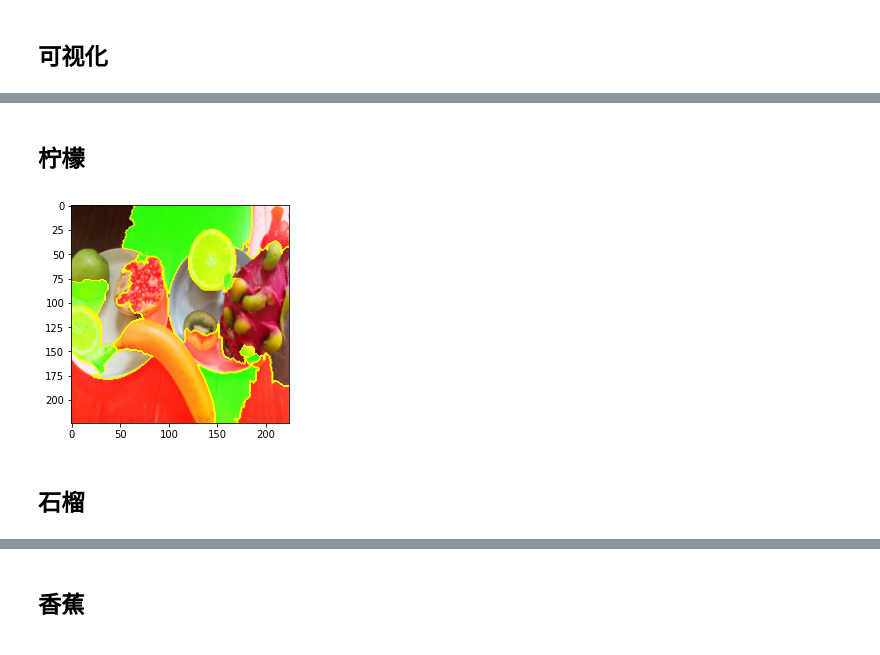
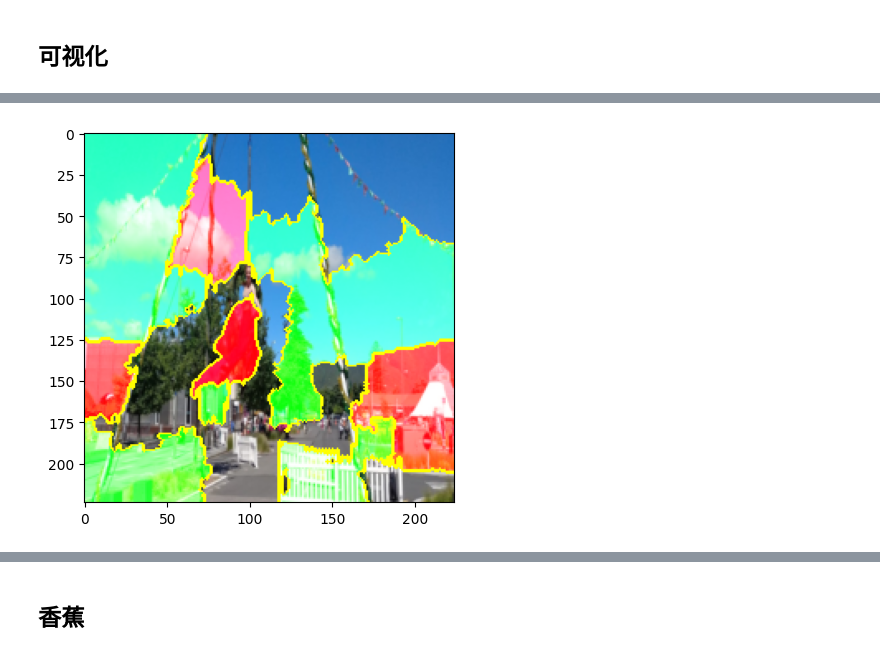
Before and after one commit to MarKobe1990/ShuffleNet-Retrain, a Jupyter notebook: ShuffleNetV2+/【I4】LIME可解释性分析-水果图像分类.ipynb, the cells around one changed output, grey strips where cells are left out. Drawn from its saved outputs; the diff is of its cells as text; code cells hidden in the pictures.

```diff
--- a/ShuffleNetV2+/【I4】LIME可解释性分析-水果图像分类.ipynb
+++ b/ShuffleNetV2+/【I4】LIME可解释性分析-水果图像分类.ipynb
@@ -32,7 +36,15 @@ device cuda:0
 # %% [markdown]
 ## 载入测试图片
+# %%
+test_dataset_loader_easy = set_data_loader(dataset_attr_word="test_easy", batch_size=1, size=512, shuffle=False,
+                                           transforms_compose=None, dataset_dir = 'data/SOD-SemanticDataset-OriginalSize')
+data_path = test_dataset_loader_easy.dataset.data_path
+img_paths = test_dataset_loader_easy.dataset.images
+img_lables = test_dataset_loader_easy.dataset.labels
 # %%
-img_path = 'test_img/test_fruits.jpg'
+img_paths_final = [data_path + img_name for img_name in img_paths]
+img_path = img_paths_final[2]
+img_pil = Image.open(img_path)
 # %%
 img_pil = Image.open(img_path)
 # %%
@@ -40,5 +54,13 @@ img_pil = Image.open(img_path)
 # %% [markdown]
 ## 载入模型
 # %%
-model = torch.load('checkpoint/fruit30_pytorch_20220814.pth')
+# 数据集文件夹路径
+dataset_name = 'test_easy_classes'
+model_path = 'models/2023-09-26-12:51_max_epoch_50/'
+model_name = 'retrain_COME15K_checkpoint-best-easy-0.724-Medium.pth.tar'
+dataset_dir = '../data_class_txt/'+ dataset_name + '.txt'
+# init model
+model_and_weight_path = model_path + model_name
+model = torch.load(model_and_weight_path)
 model = model.eval().to(device)
+model
@@ -45,5 +85,7 @@ model = model.eval().to(device)
 # %%
-idx_to_labels = np.load('idx_to_labels.npy', allow_pickle=True).item()
+# 类别名称 和 ID索引号 的映射字典
+idx_to_labels = {0: 'covering', 1: 'device', 2: 'domestic_animal', 3: 'mater', 4: 'person', 5: 'plant',
+                       6: 'structure', 7: 'vertebrate'}
 # %%
 len(idx_to_labels)
 # %% [output]
@@ -157,12 +206,8 @@ plt.show()
-# %% [markdown]
-## 柠檬
 # %%
-temp, mask = explanation.get_image_and_mask(5, positive_only=False, num_features=20, hide_rest=False)
+temp, mask = explanation.get_image_and_mask(explanation.top_labels[2], positive_only=False, num_features=20, hide_rest=False)
 img_boundry = mark_boundaries(temp/255.0, mask)
 plt.imshow(img_boundry)
 plt.show()
 # %% [output]
-[figure, old version]
+[figure, new version]
-# %% [markdown]
-## 石榴
 # %%
```
Also changed, not shown: parts of 15 cells of this notebook, 5 other files.
